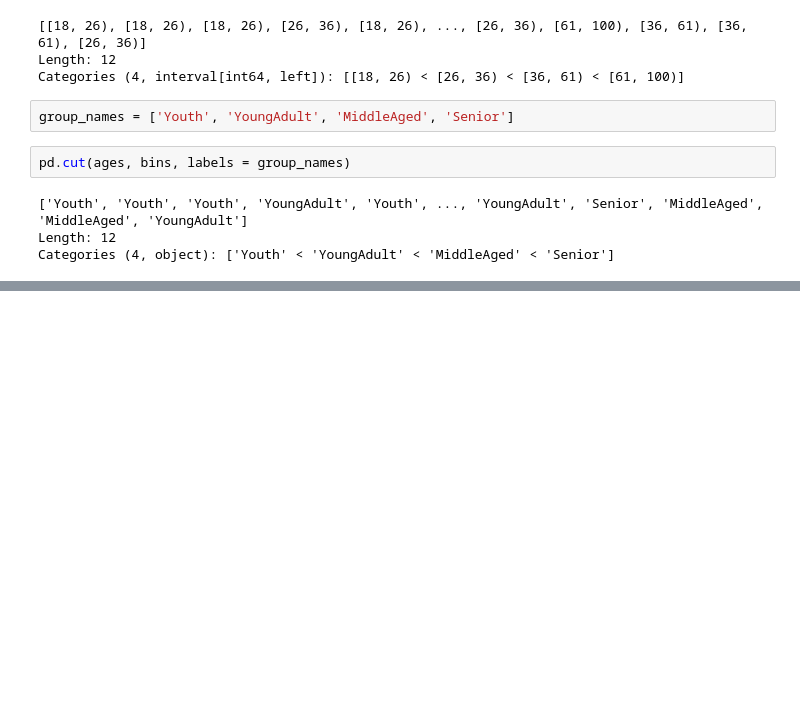
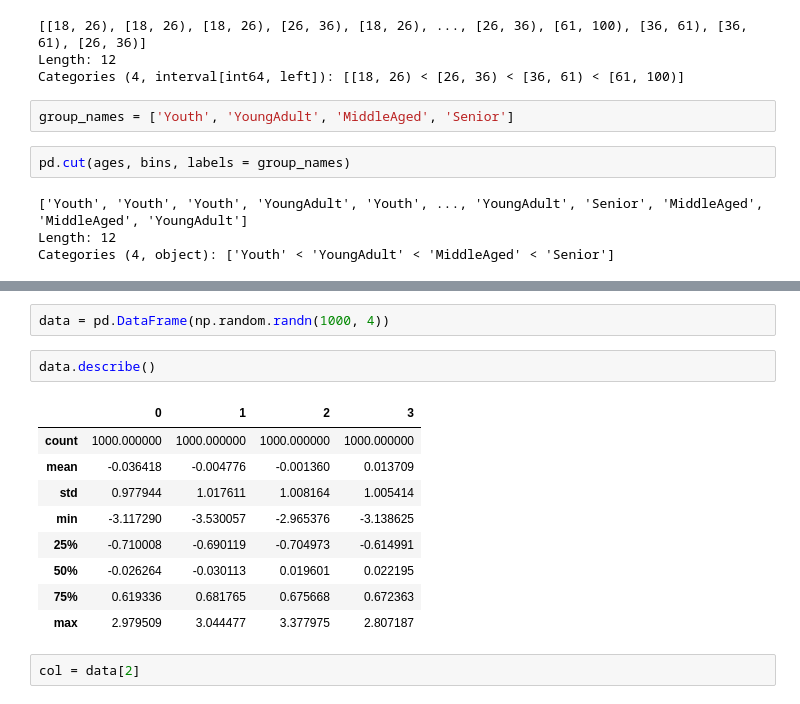
Before and after one commit to 1990Jasonlee/WesWrangling, a Jupyter notebook: Chapter7WorkAlong.ipynb, the cells around one changed output, grey strips where cells are left out. Cells and saved outputs as stored; diff of their text form; blank space fills up the shorter version.

```diff
--- a/Chapter7WorkAlong.ipynb
+++ b/Chapter7WorkAlong.ipynb
@@ -435,0 +466,16 @@ data = np.random.rand
+# %%
+data = pd.DataFrame(np.random.randn(1000, 4))
+# %%
+data.describe()
+# %% [output]
+|  | 0 | 1 | 2 | 3 |
+| count | 1000.000000 | 1000.000000 | 1000.000000 | 1000.000000 |
+| mean | -0.036418 | -0.004776 | -0.001360 | 0.013709 |
+| std | 0.977944 | 1.017611 | 1.008164 | 1.005414 |
+| min | -3.117290 | -3.530057 | -2.965376 | -3.138625 |
+| 25% | -0.710008 | -0.690119 | -0.704973 | -0.614991 |
+| 50% | -0.026264 | -0.030113 | 0.019601 | 0.022195 |
+| 75% | 0.619336 | 0.681765 | 0.675668 | 0.672363 |
+| max | 2.979509 | 3.044477 | 3.377975 | 2.807187 |
+# %%
+col = data[2]
```
Also changed, not shown: parts of 91 cells of this notebook, 1 other file.
